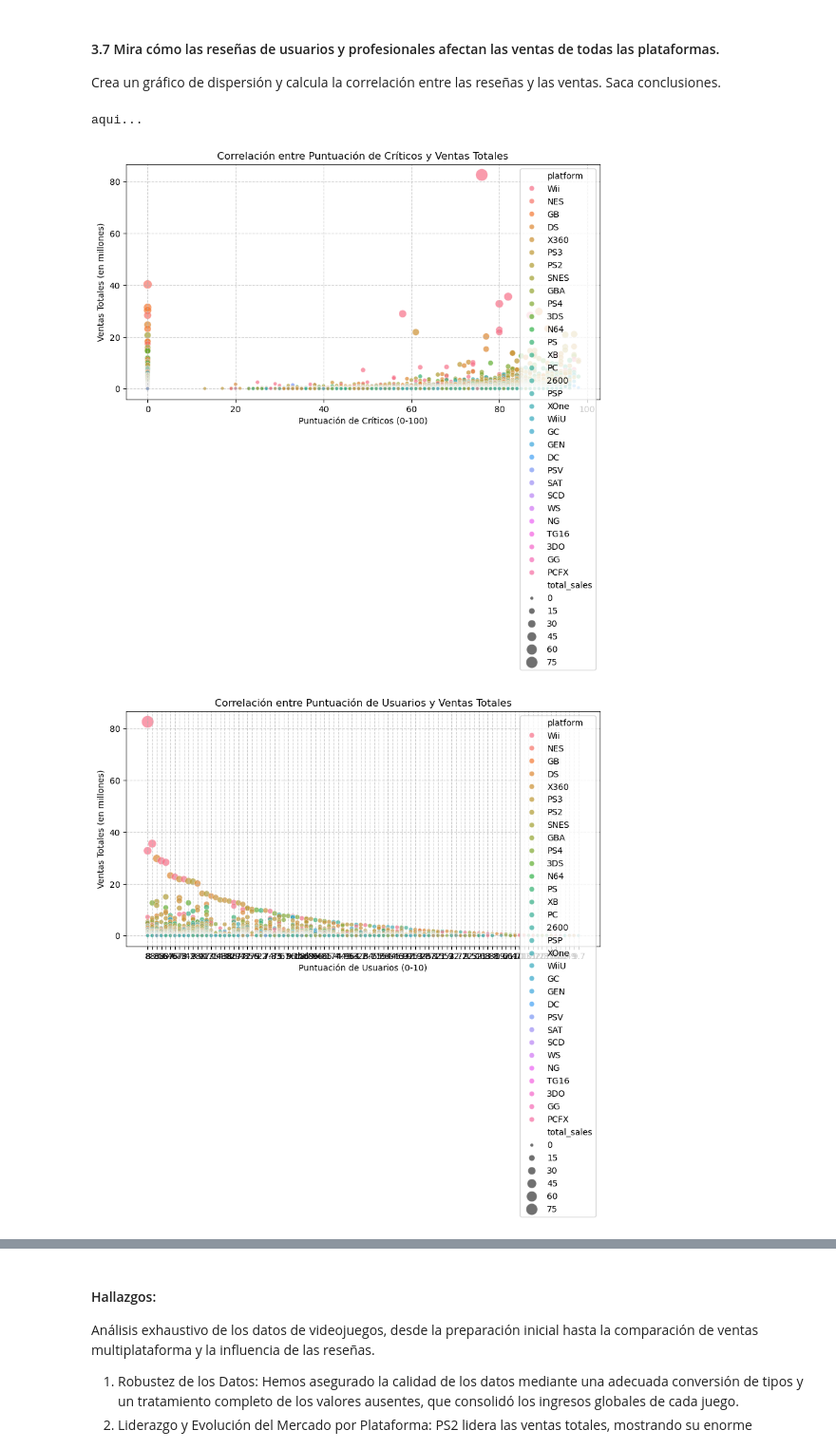
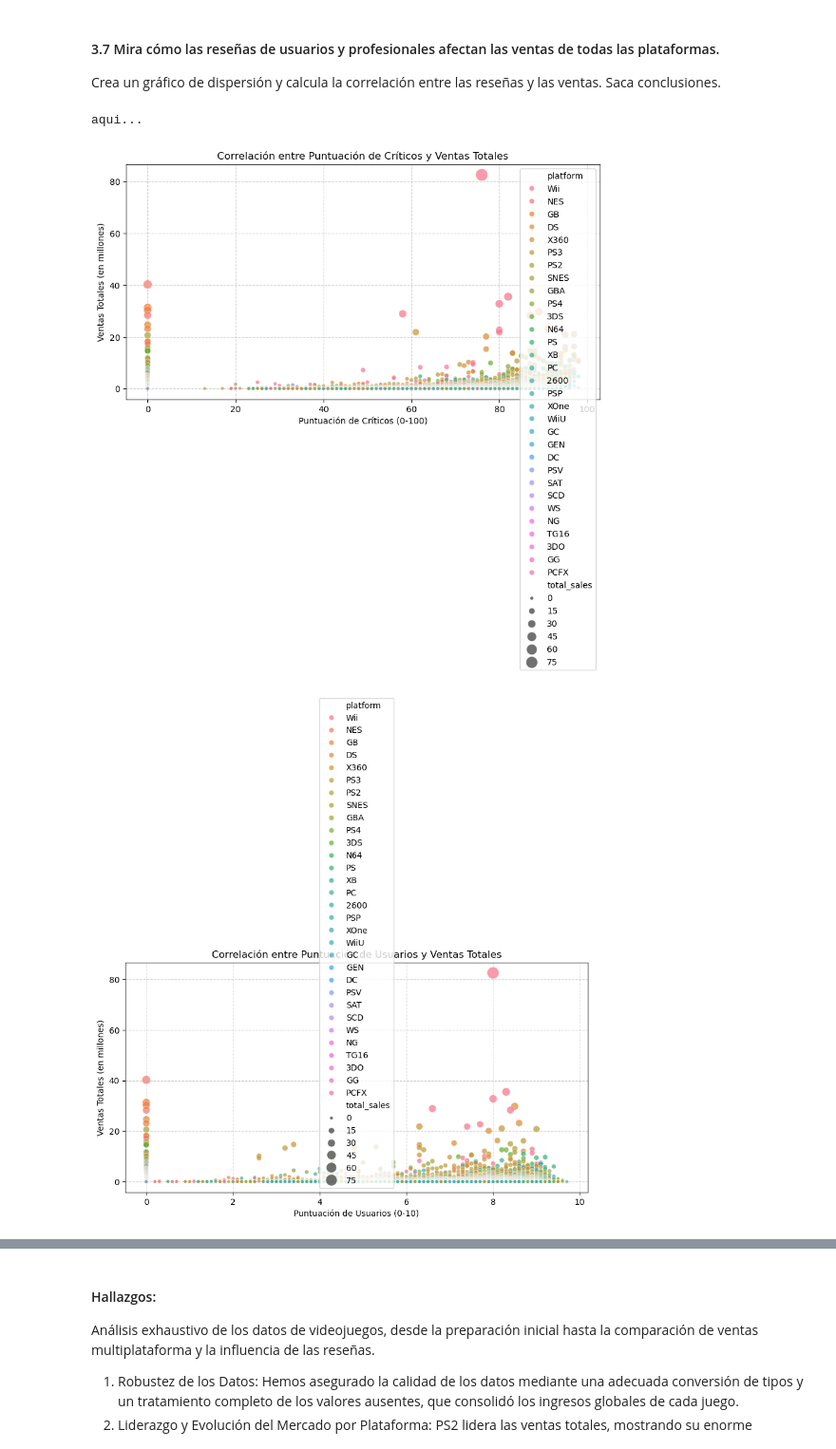
Before and after one commit to octavioGH25/TripleTen, a Jupyter notebook: proyecto_6.ipynb, the cells around one changed output, grey strips where cells are left out. Shown at 95% size. Saved outputs shown, nothing was run; the diff lists cells and outputs as text; code cells hidden in the pictures.

```diff
--- a/proyecto_6.ipynb
+++ b/proyecto_6.ipynb
@@ -587,10 +587,25 @@ Cola Larga: Existe una "cola larga" de plataformas con ventas mucho más bajas,
 #### 3.7 Mira cómo las reseñas de usuarios y profesionales afectan las ventas de todas las plataformas.
 Crea un gráfico de dispersión y calcula la correlación entre las reseñas y las ventas. Saca conclusiones.
 # %%
+import pandas as pd
+import matplotlib.pyplot as plt
+import seaborn as sns
+
 # PASO 1: Calcular las ventas totales por juego
 # Suma las ventas de todas las regiones para obtener las ventas totales por fila.
 df_games['total_sales'] = df_games['na_sales'] + df_games['eu_sales'] + df_games['jp_sales'] + df_games['other_sales']
 print ("aqui...")
+
+# --- CORRECCIÓN CLAVE: Asegurar que las columnas de puntuación son numéricas ---
+# Convertir 'user_score' a numérico. 'errors='coerce' convertirá 'tbd' y otros no numéricos a NaN.
+# Luego, fillna(0) rellenará esos NaN (incluyendo los de 'tbd') con 0.
+df_games['user_score'] = pd.to_numeric(df_games['user_score'], errors='coerce').fillna(0)
+
+# Hacer lo mismo para 'critic_score' por robustez, aunque no haya sido el origen del error 'tbd'.
+df_games['critic_score'] = pd.to_numeric(df_games['critic_score'], errors='coerce').fillna(0)
+# --- FIN DE LA CORRECCIÓN ---
+
+
 # PASO 2: Crear gráfico de dispersión para Puntuación de Críticos vs. Ventas Totales
 plt.figure(figsize=(10, 5))
 sns.scatterplot(data=df_games, x='critic_score', y='total_sales', hue='platform', size='total_sales', sizes=(15, 200), alpha=0.7)
@@ -599,31 +614,31 @@ plt.xlabel('Puntuación de Críticos (0-100)')
 plt.ylabel('Ventas Totales (en millones)')
 plt.grid(True, linestyle='--', alpha=0.6)
 plt.show()
 
 # PASO 3: Crear gráfico de dispersión para Puntuación de Usuarios vs. Ventas Totales
 plt.figure(figsize=(10, 5))
 sns.scatterplot(data=df_games, x='user_score', y='total_sales', hue='platform', size='total_sales', sizes=(15, 200), alpha=0.7)
 plt.title('Correlación entre Puntuación de Usuarios y Ventas Totales')
 plt.xlabel('Puntuación de Usuarios (0-10)')
 plt.ylabel('Ventas Totales (en millones)')
 plt.grid(True, linestyle='--', alpha=0.6)
 plt.show()
 
 # PASO 4: Calcular la Correlación de Pearson
 # Esto te dará un número que indica la fuerza y dirección de la relación lineal.
 correlation_critic_sales = df_games['critic_score'].corr(df_games['total_sales'])
 correlation_user_sales = df_games['user_score'].corr(df_games['total_sales'])
 
 print(f"Correlación entre Puntuación de Críticos y Ventas Totales: {correlation_critic_sales:.2f}")
 print("=" * 70) # Línea de separación para mejor legibilidad
 print(f"Correlación entre Puntuación de Usuarios y Ventas Totales: {correlation_user_sales:.2f}")
 
 print("\n**¿Cómo interpretar estos valores?**")
 print("=" * 70) # Línea de separación para mejor legibilidad
 print("- Un valor cercano a **1** significa una fuerte relación **positiva**: a mayor puntuación, mayores ventas.")
 print("- Un valor cercano a **-1** significa una fuerte relación **negativa**: a mayor puntuación, menores ventas.")
 print("- Un valor cercano a **0** significa **poca o ninguna relación lineal**.")
 # %% [output]
 aqui...
 [figure]
-[figure, old version]
+[figure, new version]
```
Also changed, not shown: parts of 2 cells of this notebook.
